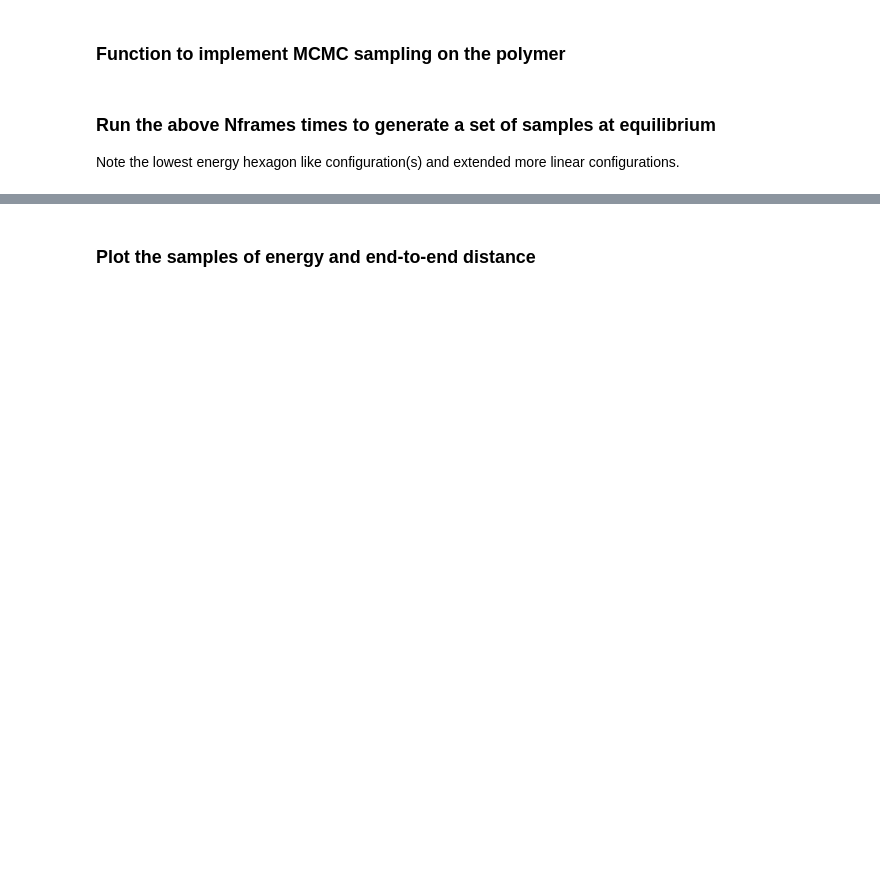
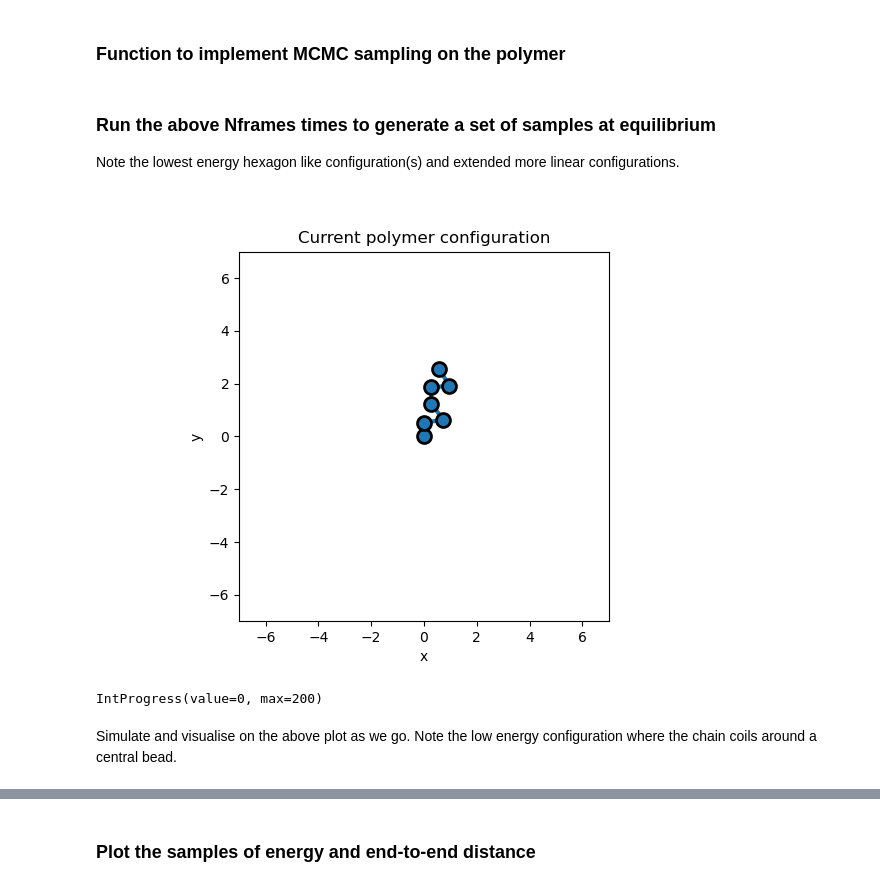
Before and after one commit to dquigley533/SamplingDemos, a Jupyter notebook: Basic_MMC.ipynb, the cells around one changed output, grey strips where cells are left out. Drawn from its saved outputs; the diff is of its cells as text; code cells hidden in the pictures; blank space fills up the shorter version.

```diff
--- a/Basic_MMC.ipynb
+++ b/Basic_MMC.ipynb
@@ -192,4 +189,23 @@ def run_mcmc_sweeps(chain, Nsweeps=100, max_disp=0.15, temperature=0.2, sample_i
 ### Run the above Nframes times to generate a set of samples at equilibrium
 
 Note the lowest energy hexagon like configuration(s) and extended more linear configurations.
+# %%
+from ipywidgets import IntProgress
+from IPython.display import display
+
+temp = 0.4       # Temperature at which to sample
+Nframes = 200    # Number of frames to run for
+
+# Setup a plot to update during the simulation
+fig, ax = create_chainplot(chain)
+plt.show()
+
+# I like a progress bar
+f = IntProgress(min=0, max=Nframes)
+display(f) # display the bar
+# %% [output]
+[figure, added]
+IntProgress(value=0, max=200)
+# %% [markdown]
+Simulate and visualise on the above plot as we go. Note the low energy configuration where the chain coils around a central bead.
 # %%
```
Also changed, not shown: parts of 7 cells of this notebook.
